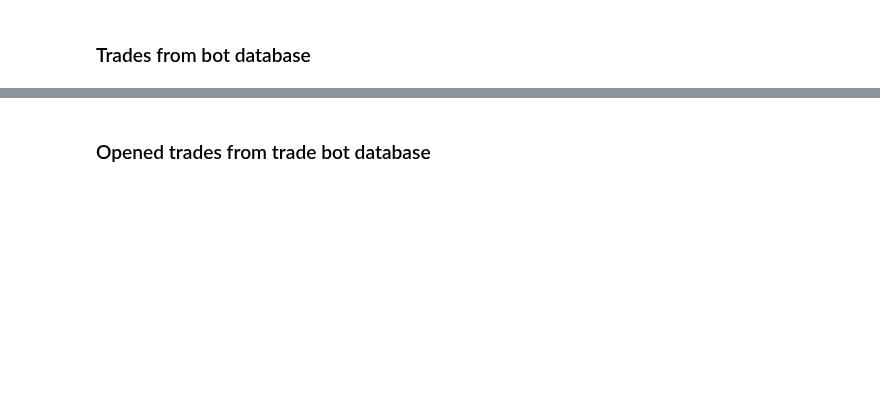
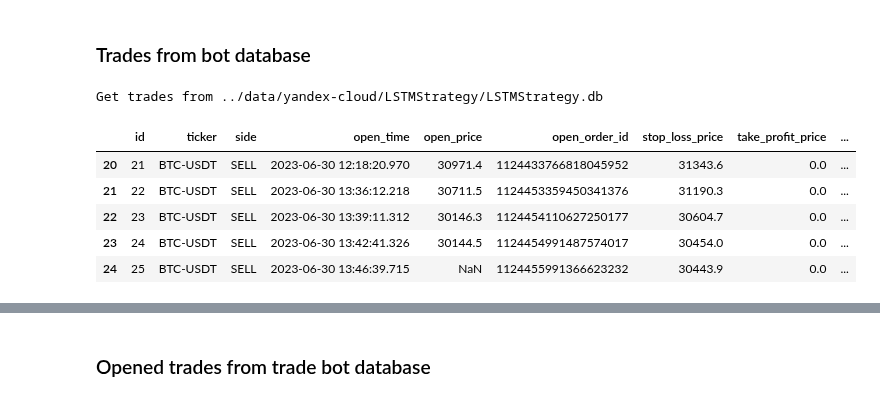
Before and after one commit to DmitryPukhov/pytrade2, a Jupyter notebook: analysis/PredictLowHighStrategy EDA.ipynb, the cells around one changed output, grey strips where cells are left out. Cells and saved outputs as stored; diff of their text form; code cells hidden in the pictures; blank space fills up the shorter version.

```diff
--- a/analysis/PredictLowHighStrategy EDA.ipynb
+++ b/analysis/PredictLowHighStrategy EDA.ipynb
@@ -116,7 +117,7 @@ def create_binance_client(strategy: str, mode: str):
 #         key,secret,url=config[f"pytrade2.exchange.{exchange}.connector.key"],config[f"pytrade2.exchange.{exchange}.connector.secret"],config[f"pytrade2.exchange.{exchange}.spot.url"]
 #         return Client(key=key, secret=secret, base_url=url, timeout=10)
 
-def create_huobi_clients(config, strategy: str, mode: str):
+def create_huobi_spot_clients(config, strategy: str, mode: str):
     """ Huobi client creation """
     strategy=strategy.lower()
     key,secret=config[f"pytrade2.exchange.huobi.connector.key"],config[f"pytrade2.exchange.huobi.connector.secret"]
@@ -124,15 +125,34 @@ def create_huobi_clients(config, strategy: str, mode: str):
             AccountClient(api_key=key, secret_key=secret), \
             TradeClient(api_key=key, secret_key=secret)
 
+def create_huobi_hbdm_client(config, strategy):
+    """ Huobi derivatives market clients"""
+    sys.path.insert(0, os.path.abspath(os.path.join(os.path.dirname("."), "./../pytrade2/exch/huobi/hbdm")))
+    from HuobiRestClient import HuobiRestClient
+    strategy=strategy.lower()
+    key,secret=config[f"pytrade2.exchange.huobi.connector.key"],config[f"pytrade2.exchange.huobi.connector.secret"]
+    return HuobiRestClient(key, secret)
+
 
 if exchange == "binance":
     binance_client = create_binance_client(strategy, mode)
+    quantity_coeff=1
     print("Created Binance client")
-elif exchange == "huobi":
+elif exchange == "huobi-spot":
     config=load_config(strategy.lower())
-    huobi_market_client, huobi_account_client, huobi_trade_client = create_huobi_clients(config, strategy, mode)
+    huobi_market_client, huobi_account_client, huobi_trade_client = create_huobi_spot_clients(config, strategy, mode)
     huobi_account_id = config.get("pytrade2.broker.huobi.account.id")
     symbol=symbol.lower()
+    quantity_coeff=1
+    print("Created huobi spot clients")
+elif exchange == "huobi-hbdm":
+    config=load_config(strategy.lower())
+    symbol=symbol.lower()
+    hbdm_client = create_huobi_hbdm_client(config, strategy)
+    quantity_coeff=0.001
+    print("Created huobi hddm rest client")
+
+#print(hbdm_client.post("/linear-swap-api/v1/swap_balance_valuation", {"valuation_asset": "USDT"}))
 # %% [output]
 Reading yc config
 Reading local config
@@ -265,26 +366,34 @@ if exchange == "binance":
 # %%
 import pandas as pd
 import numpy as np
 
 def get_trades(data_dir: str, strategy: str, mode: str):
     import sqlite3
     db_path=f"{data_dir}/{strategy}/{strategy}.db"
-    fee=0.0012
+    fee=0.00012
     print(f"Get trades from {db_path}")
 
     with sqlite3.connect(db_path) as conn:
         trades=pd.read_sql_query("SELECT * FROM trade ORDER BY open_time",conn,
                                  parse_dates=["open_time", "close_time"])#.set_index("open_time", drop=False)
     trades["profit"] = np.where(trades["side"] == "BUY",
-                                (trades["close_price"]-trades["open_price"])*trades["quantity"],
-                                (trades["open_price"]-trades["close_price"])*trades["quantity"],
+                                (trades["close_price"]-trades["open_price"])*trades["quantity"]*quantity_coeff,
+                                (trades["open_price"]-trades["close_price"])*trades["quantity"]*quantity_coeff,
                                )
-    trades["profit"] = trades["profit"] - fee*(trades["open_price"] + trades["close_price"])*trades["quantity"]
+    trades["profit"] = trades["profit"] - fee*(trades["open_price"] + trades["close_price"])*trades["quantity"]*quantity_coeff
     trades["cum_profit"] = trades["profit"].cumsum()
 
     return trades
 
 trades=get_trades(data_dir, strategy, mode)
 trades.tail()
+# %% [output]
+Get trades from ../data/yandex-cloud/LSTMStrategy/LSTMStrategy.db
+|  | id | ticker | side | open_time | open_price | open_order_id | stop_loss_price | take_profit_price | ... |
+| 20 | 21 | BTC-USDT | SELL | 2023-06-30 12:18:20.970 | 30971.4 | 1124433766818045952 | 31343.6 | 0.0 | ... |
+| 21 | 22 | BTC-USDT | SELL | 2023-06-30 13:36:12.218 | 30711.5 | 1124453359450341376 | 31190.3 | 0.0 | ... |
+| 22 | 23 | BTC-USDT | SELL | 2023-06-30 13:39:11.312 | 30146.3 | 1124454110627250177 | 30604.7 | 0.0 | ... |
+| 23 | 24 | BTC-USDT | SELL | 2023-06-30 13:42:41.326 | 30144.5 | 1124454991487574017 | 30454.0 | 0.0 | ... |
+| 24 | 25 | BTC-USDT | SELL | 2023-06-30 13:46:39.715 | NaN | 1124455991366623232 | 30443.9 | 0.0 | ... |
 # %%
 print(f"Total profit: {trades['profit'].sum()}")
```
Also changed, not shown: parts of 17 cells of this notebook.
